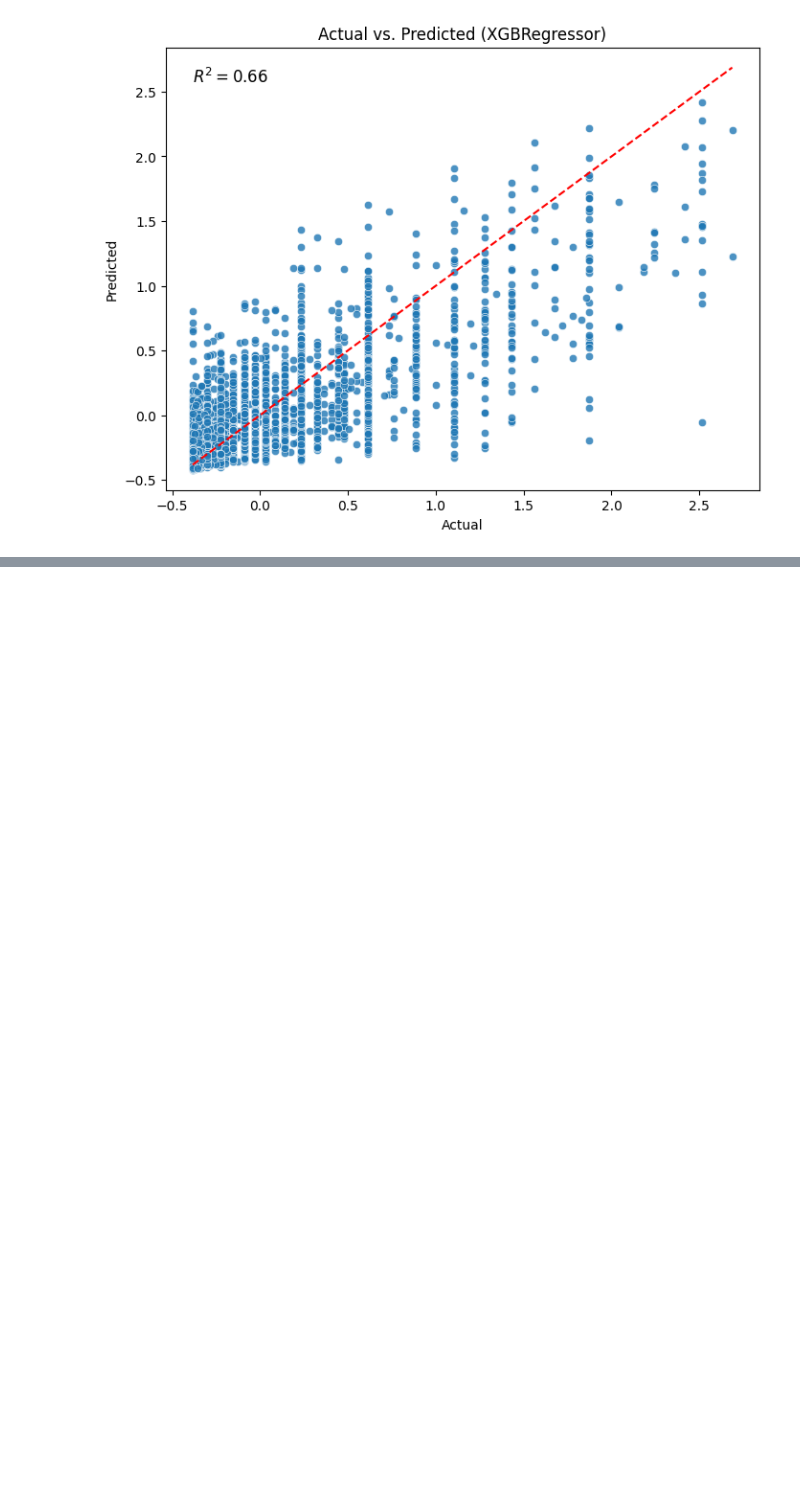
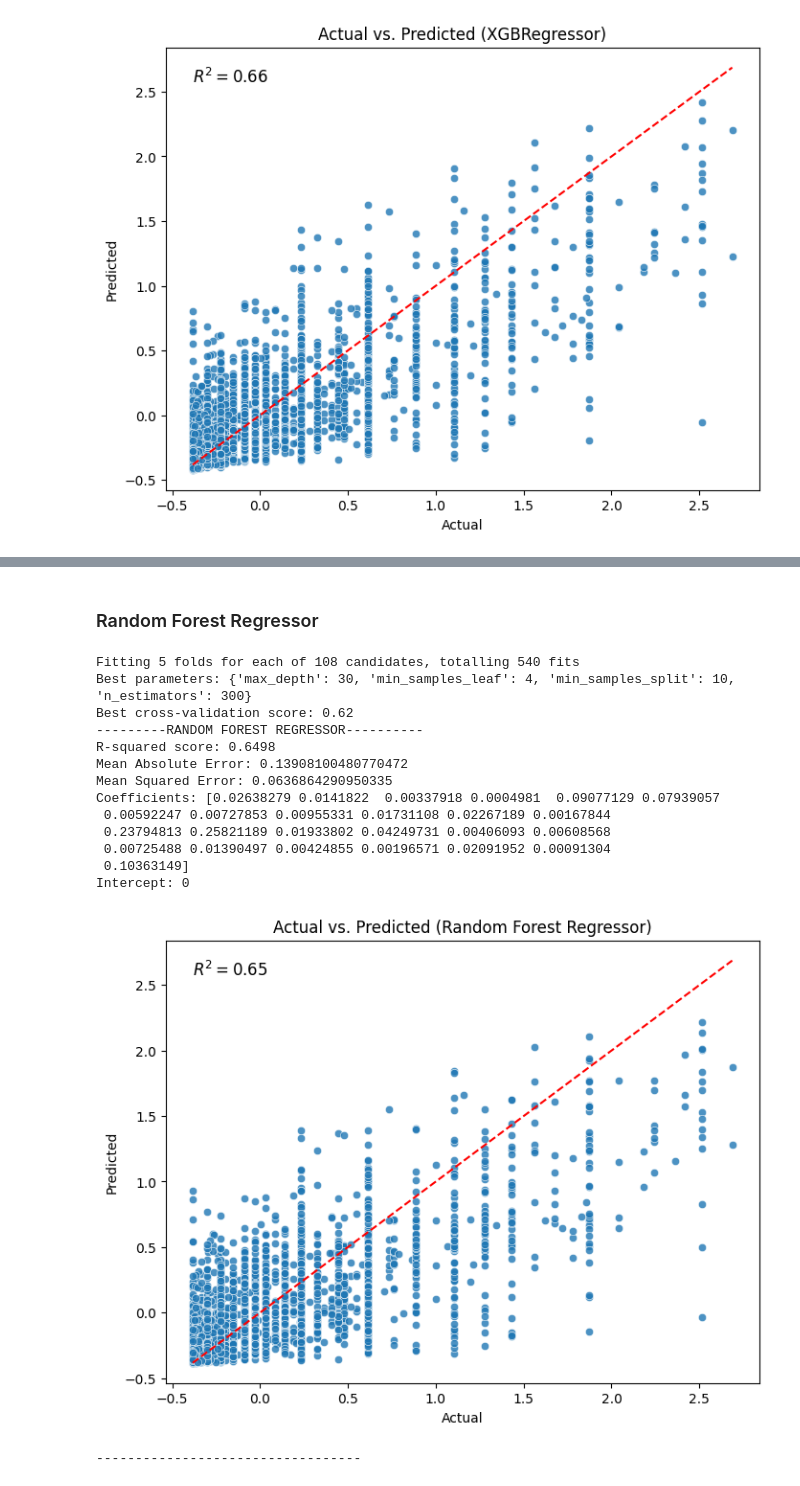
Before and after one commit to mauriliotbs/torontofireincidents, a Jupyter notebook: src/modeling/main_nopipeline.ipynb, the cells around one changed output, grey strips where cells are left out. Saved outputs shown, nothing was run; the diff lists cells and outputs as text; code cells hidden in the pictures; blank space fills up the shorter version.

```diff
--- a/src/modeling/main_nopipeline.ipynb
+++ b/src/modeling/main_nopipeline.ipynb
@@ -526,0 +602,56 @@ Mean Squared Error: 0.06213834505077028
+# %% [markdown]
+### Random Forest Regressor
+# %%
+from sklearn.ensemble import RandomForestRegressor
+from sklearn.model_selection import GridSearchCV
+from sklearn.pipeline import Pipeline
+
+# RandomForestRegressor with GridSearchCV
+param_grid = {
+    'n_estimators': [100, 200, 300],
+    'max_depth': [None, 10, 20, 30],
+    'min_samples_split': [2, 5, 10],
+    'min_samples_leaf': [1, 2, 4]
+}
+
+# Create the RandomForestRegressor within a GridSearchCV to optimize the parameters
+rf = RandomForestRegressor(random_state=12)
+grid_search_rf = GridSearchCV(rf, param_grid, cv=5, verbose=1, n_jobs=-1)
+grid_search_rf.fit(X_train, y_train)
+
+# Output the best parameters and the best score from the grid search
+print("Best parameters:", grid_search_rf.best_params_)
+print("Best cross-validation score: {:.2f}".format(grid_search_rf.best_score_))
+
+# Fit the best model from the grid search
+rf_best = grid_search_rf.best_estimator_
+rf_best.fit(X_train, y_train)
+y_pred_rf = rf_best.predict(X_test)
+
+# Get results using helper function
+r2_rf = rf_best.score(X_test, y_test)
+mae_rf = mean_absolute_error(y_test, y_pred_rf)
+mse_rf = mean_squared_error(y_test, y_pred_rf)
+
+print("---------RANDOM FOREST REGRESSOR----------")
+print_results(r2_rf, mae_rf, mse_rf, rf_best.feature_importances_, rf_best.intercept_ if hasattr(rf_best, 'intercept_') else 0)
+
+# Function to plot regression results
+plotRegression(y_test, y_pred_rf, r2_rf, 'Random Forest Regressor')
+print("----------------------------------")
+# %% [output]
+Fitting 5 folds for each of 108 candidates, totalling 540 fits
+Best parameters: {'max_depth': 30, 'min_samples_leaf': 4, 'min_samples_split': 10, 'n_estimators': 300}
+Best cross-validation score: 0.62
+---------RANDOM FOREST REGRESSOR----------
+R-squared score: 0.6498
+Mean Absolute Error: 0.13908100480770472
+Mean Squared Error: 0.0636864290950335
+Coefficients: [0.02638279 0.0141822  0.00337918 0.0004981  0.09077129 0.07939057
+ 0.00592247 0.00727853 0.00955331 0.01731108 0.02267189 0.00167844
+ 0.23794813 0.25821189 0.01933802 0.04249731 0.00406093 0.00608568
+ 0.00725488 0.01390497 0.00424855 0.00196571 0.02091952 0.00091304
+ 0.10363149]
+Intercept: 0
+[figure, added]
+----------------------------------
```
Also changed, not shown: parts of 7 cells of this notebook.
